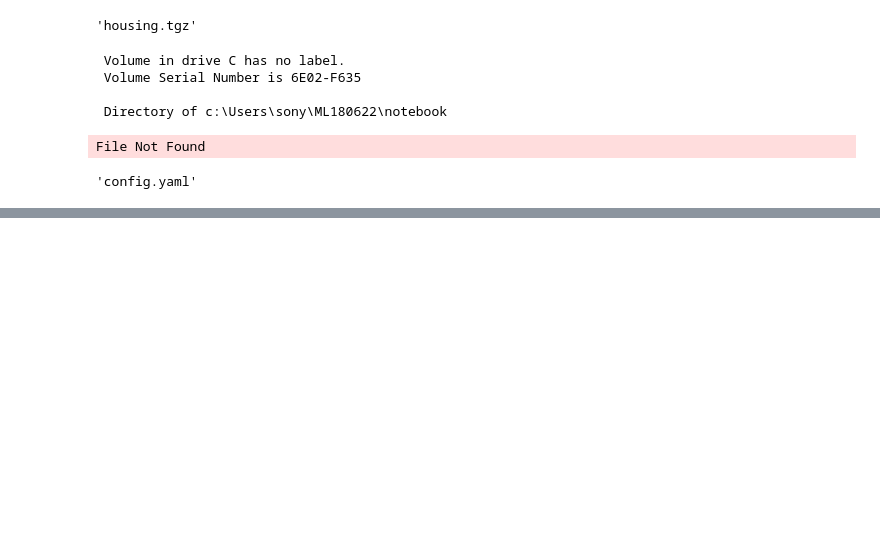
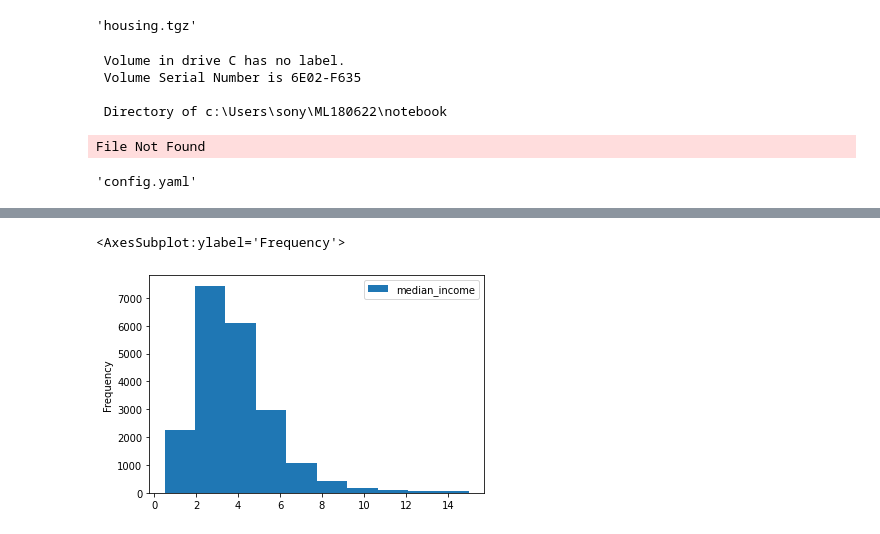
Before and after one commit to RudraS025/ML180622, a Jupyter notebook: notebook/example2.ipynb, the cells around one changed output, grey strips where cells are left out. Saved outputs shown, nothing was run; the diff lists cells and outputs as text; code cells hidden in the pictures; blank space fills up the shorter version.

Commit message:
data_validation_started

```diff
--- a/notebook/example2.ipynb
+++ b/notebook/example2.ipynb
@@ -22,0 +27,3 @@ os.listdir(file_path)[0]
+# %%
+csv_file_path=r"C:\Users\sony\ML180622\housing\artifact\data_ingestion\2022-07-08_09-20-09\raw_data\housing.csv"
+housing_data_frame = pd.read_csv(csv_file_path)
@@ -22,0 +63,5 @@ os.listdir(file_path)[0]
+# %%
+housing_data_frame[["median_income"]].plot(kind="hist")
+# %% [output]
+<AxesSubplot:ylabel='Frequency'>
+[figure, added]
```
Also changed, not shown: parts of 33 cells of this notebook, 4 other files.
